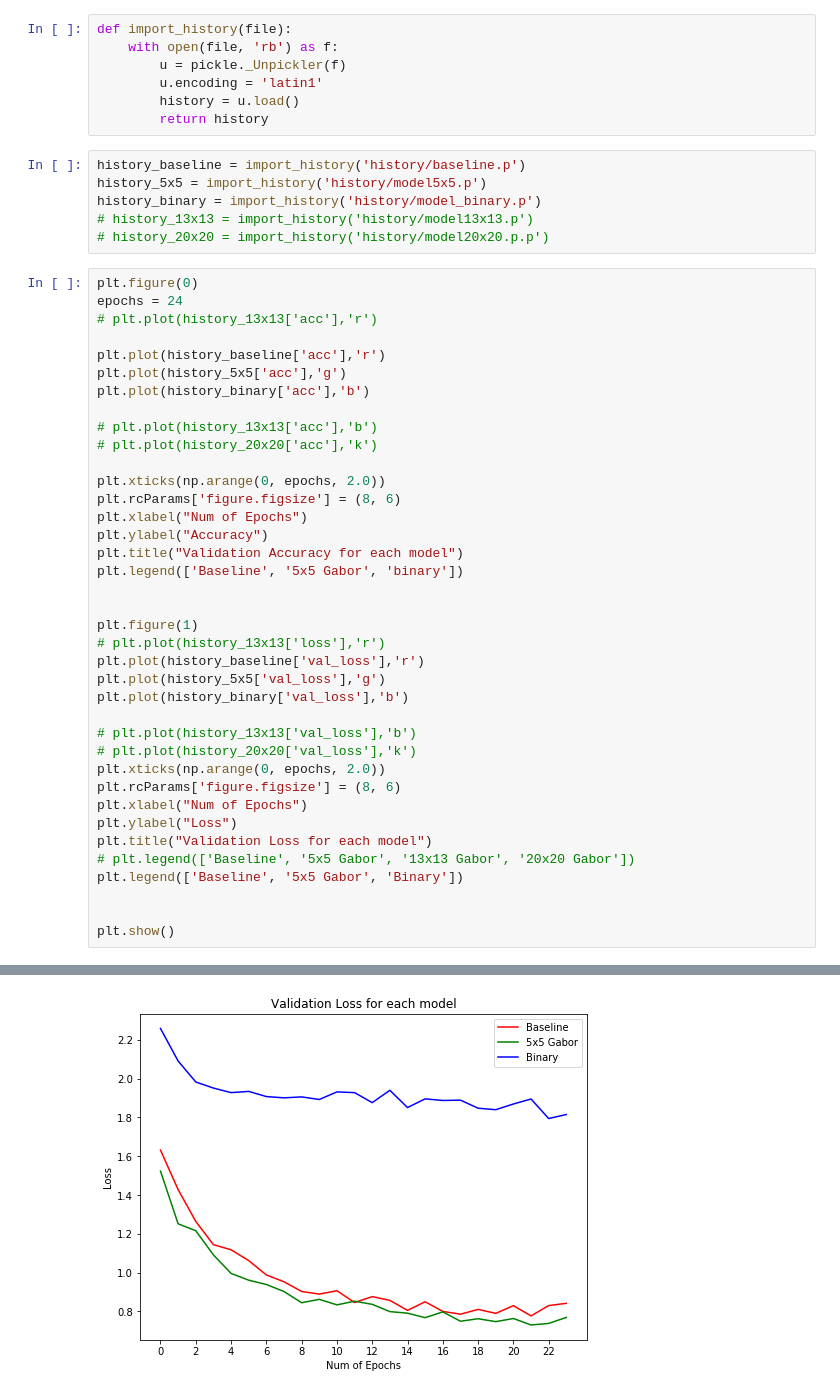
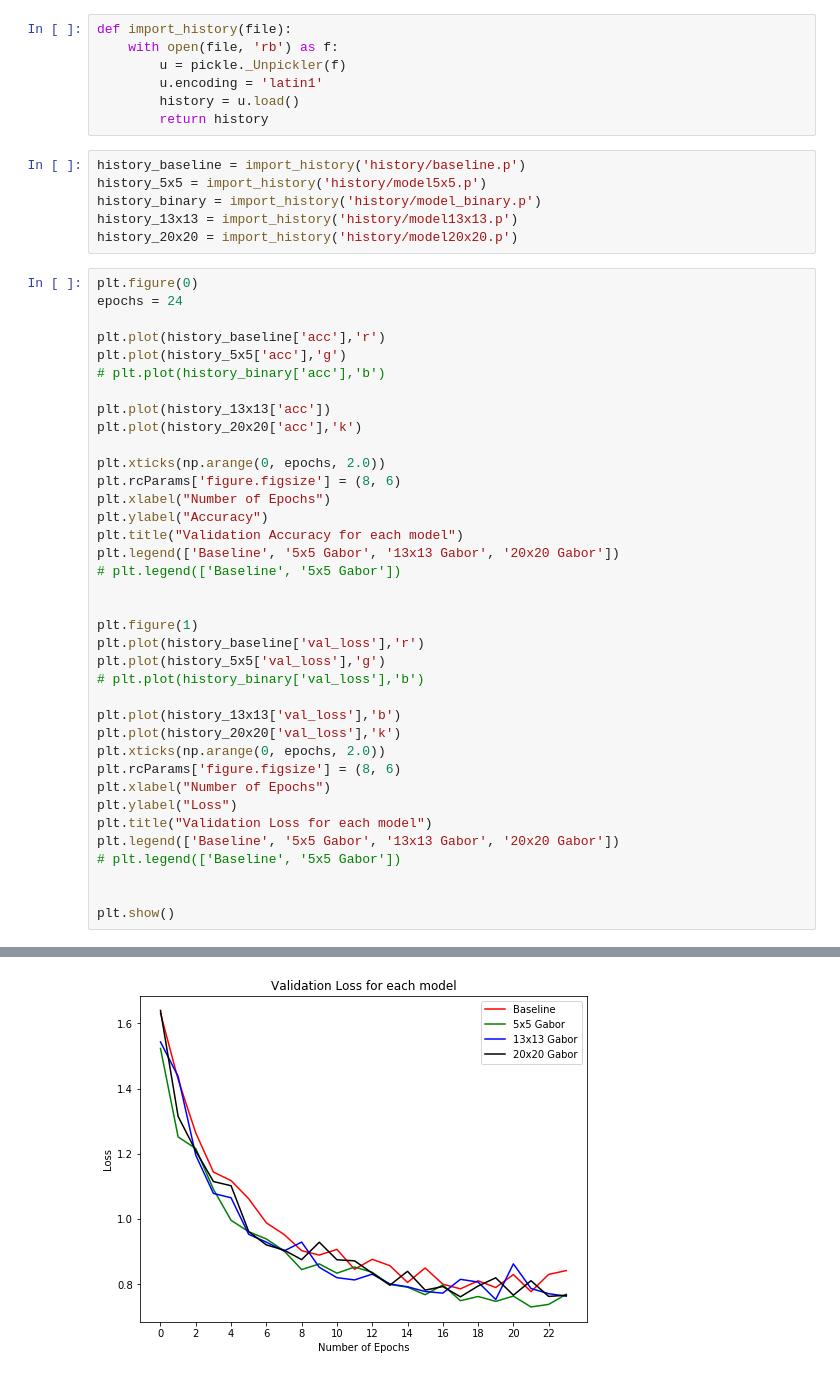
Before and after one commit to halleheho1/Gabor-CNN-CIFAR-10, a Jupyter notebook: Model evaluation.ipynb, the cells around one changed output, grey strips where cells are left out. Drawn from its saved outputs; the diff is of its cells as text.

```diff
--- a/Model evaluation.ipynb
+++ b/Model evaluation.ipynb
@@ -13,43 +104,42 @@ def import_history(file):
 history_baseline = import_history('history/baseline.p')
 history_5x5 = import_history('history/model5x5.p')
 history_binary = import_history('history/model_binary.p')
-# history_13x13 = import_history('history/model13x13.p')
-# history_20x20 = import_history('history/model20x20.p.p')
+history_13x13 = import_history('history/model13x13.p')
+history_20x20 = import_history('history/model20x20.p')
 # %%
 plt.figure(0)
 epochs = 24
-# plt.plot(history_13x13['acc'],'r')
 
 plt.plot(history_baseline['acc'],'r')
 plt.plot(history_5x5['acc'],'g')
-plt.plot(history_binary['acc'],'b')
+# plt.plot(history_binary['acc'],'b')
 
-# plt.plot(history_13x13['acc'],'b')
-# plt.plot(history_20x20['acc'],'k')
+plt.plot(history_13x13['acc'])
+plt.plot(history_20x20['acc'],'k')
 
 plt.xticks(np.arange(0, epochs, 2.0))
 plt.rcParams['figure.figsize'] = (8, 6)
-plt.xlabel("Num of Epochs")
+plt.xlabel("Number of Epochs")
 plt.ylabel("Accuracy")
 plt.title("Validation Accuracy for each model")
-plt.legend(['Baseline', '5x5 Gabor', 'binary'])
+plt.legend(['Baseline', '5x5 Gabor', '13x13 Gabor', '20x20 Gabor'])
+# plt.legend(['Baseline', '5x5 Gabor'])
 
 
 plt.figure(1)
-# plt.plot(history_13x13['loss'],'r')
 plt.plot(history_baseline['val_loss'],'r')
 plt.plot(history_5x5['val_loss'],'g')
-plt.plot(history_binary['val_loss'],'b')
+# plt.plot(history_binary['val_loss'],'b')
 
-# plt.plot(history_13x13['val_loss'],'b')
-# plt.plot(history_20x20['val_loss'],'k')
+plt.plot(history_13x13['val_loss'],'b')
+plt.plot(history_20x20['val_loss'],'k')
 plt.xticks(np.arange(0, epochs, 2.0))
 plt.rcParams['figure.figsize'] = (8, 6)
-plt.xlabel("Num of Epochs")
+plt.xlabel("Number of Epochs")
 plt.ylabel("Loss")
 plt.title("Validation Loss for each model")
-# plt.legend(['Baseline', '5x5 Gabor', '13x13 Gabor', '20x20 Gabor'])
-plt.legend(['Baseline', '5x5 Gabor', 'Binary'])
+plt.legend(['Baseline', '5x5 Gabor', '13x13 Gabor', '20x20 Gabor'])
+# plt.legend(['Baseline', '5x5 Gabor'])
 
 
 plt.show()
@@ -58 +148 @@ plt.show()
-[figure, old version]
+[figure, new version]
```
Also changed, not shown: parts of 11 cells of this notebook, 17 other files.
